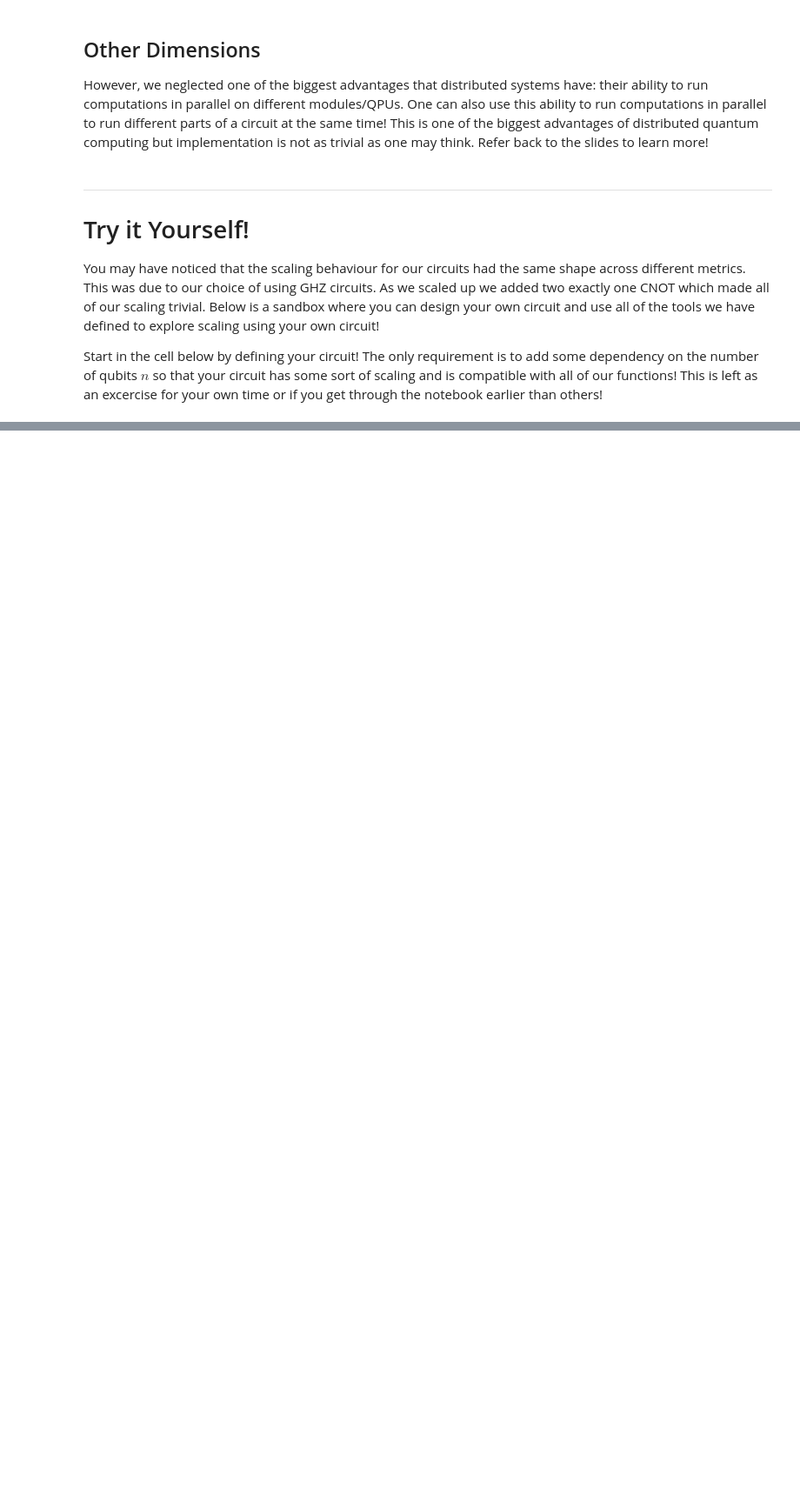
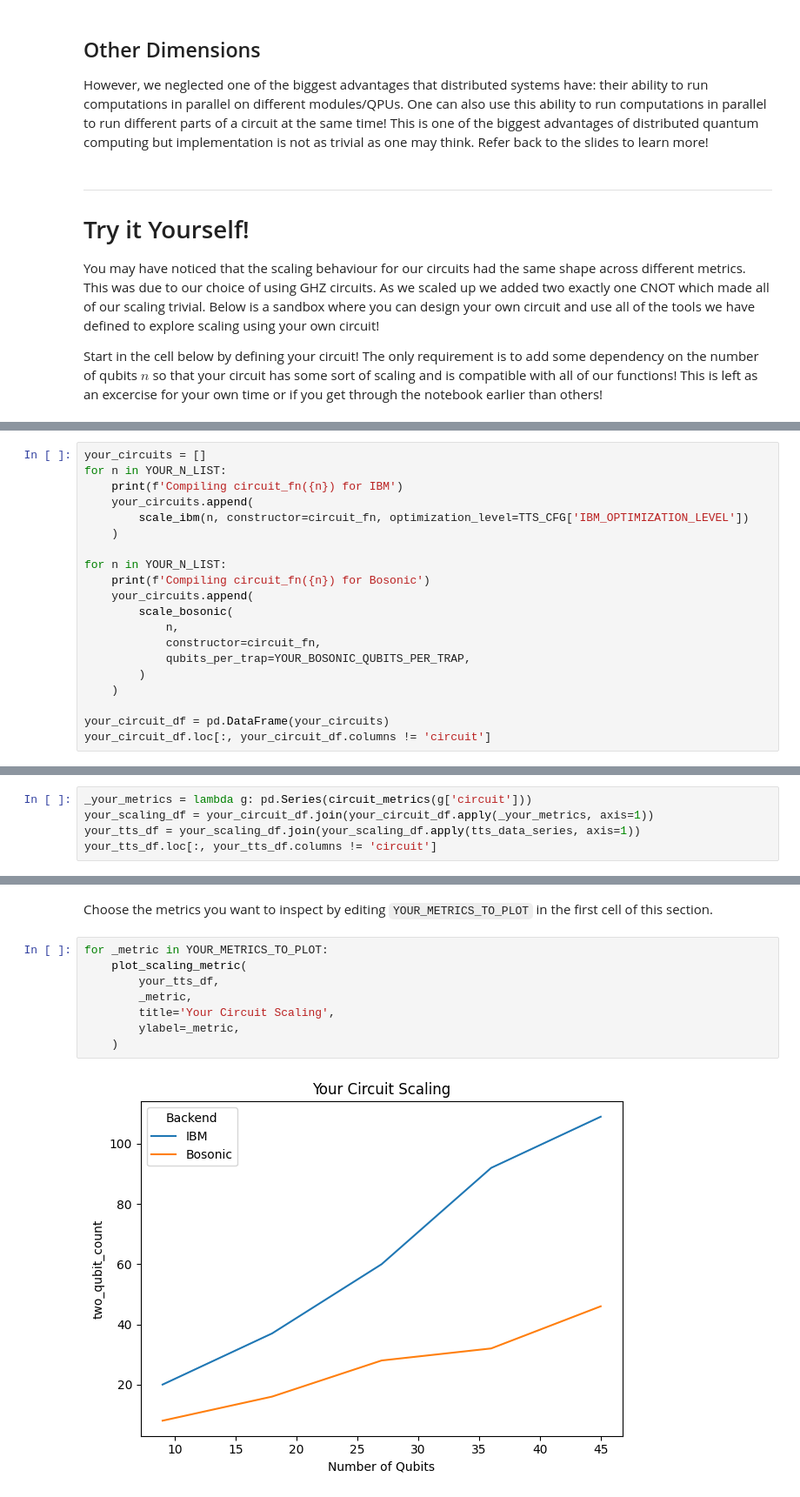
Before and after one commit to dqc-community/dqc-workshop-notebook, a Jupyter notebook: tutorial.ipynb, the cells around one changed output, grey strips where cells are left out. Shown at 87% size. Saved outputs shown, nothing was run; the diff lists cells and outputs as text; blank space fills up the shorter version.

Commit message:
Finished tutorial rewrite. "Try it yourself" section now uses new functions and is more compact.

```diff
--- a/tutorial.ipynb
+++ b/tutorial.ipynb
@@ -1295,0 +1151,20 @@ extrapolate_and_plot(df_your, YOUR_N_EXTRAP, YOUR_BOSONIC_QUBITS_PER_MODULE)
+# %%
+your_circuits = []
+for n in YOUR_N_LIST:
+    print(f'Compiling circuit_fn({n}) for IBM')
+    your_circuits.append(
+        scale_ibm(n, constructor=circuit_fn, optimization_level=TTS_CFG['IBM_OPTIMIZATION_LEVEL'])
+    )
+
+for n in YOUR_N_LIST:
+    print(f'Compiling circuit_fn({n}) for Bosonic')
+    your_circuits.append(
+        scale_bosonic(
+            n,
+            constructor=circuit_fn,
+            qubits_per_trap=YOUR_BOSONIC_QUBITS_PER_TRAP,
+        )
+    )
+
+your_circuit_df = pd.DataFrame(your_circuits)
+your_circuit_df.loc[:, your_circuit_df.columns != 'circuit']
@@ -1295,0 +1195,5 @@ extrapolate_and_plot(df_your, YOUR_N_EXTRAP, YOUR_BOSONIC_QUBITS_PER_MODULE)
+# %%
+_your_metrics = lambda g: pd.Series(circuit_metrics(g['circuit']))
+your_scaling_df = your_circuit_df.join(your_circuit_df.apply(_your_metrics, axis=1))
+your_tts_df = your_scaling_df.join(your_scaling_df.apply(tts_data_series, axis=1))
+your_tts_df.loc[:, your_tts_df.columns != 'circuit']
@@ -1295,0 +1213,12 @@ extrapolate_and_plot(df_your, YOUR_N_EXTRAP, YOUR_BOSONIC_QUBITS_PER_MODULE)
+# %% [markdown]
+Choose the metrics you want to inspect by editing `YOUR_METRICS_TO_PLOT` in the first cell of this section.
+# %%
+for _metric in YOUR_METRICS_TO_PLOT:
+    plot_scaling_metric(
+        your_tts_df,
+        _metric,
+        title='Your Circuit Scaling',
+        ylabel=_metric,
+    )
+# %% [output]
+[figure, added]
```
Also changed, not shown: parts of 18 cells of this notebook.
